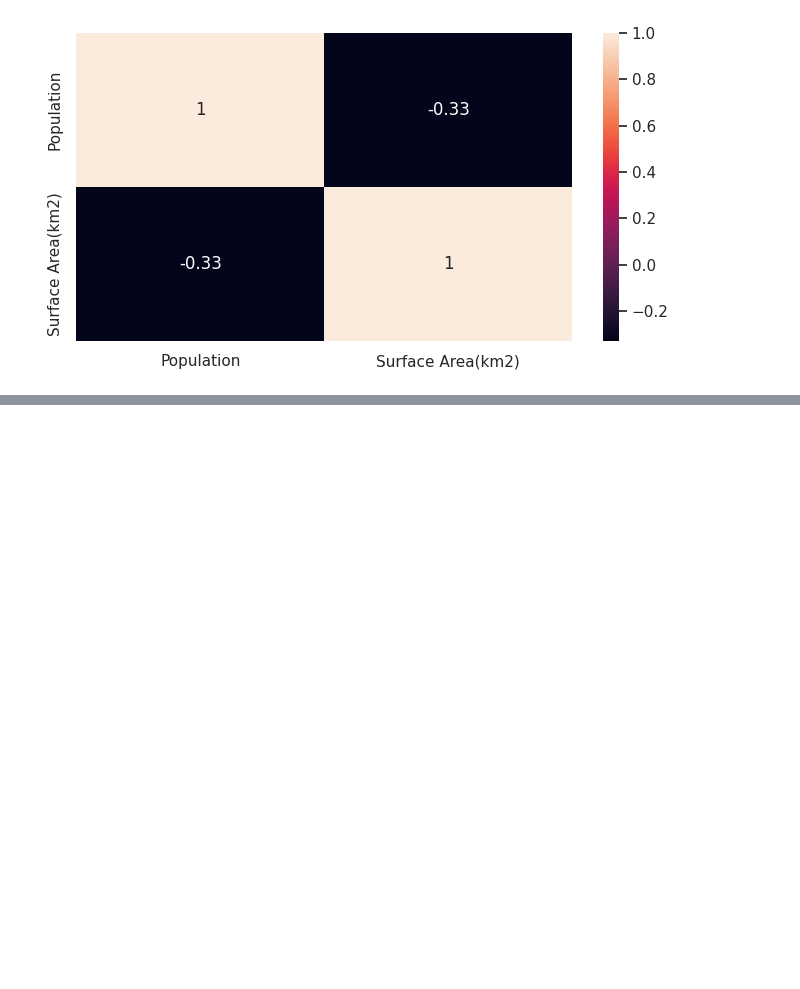
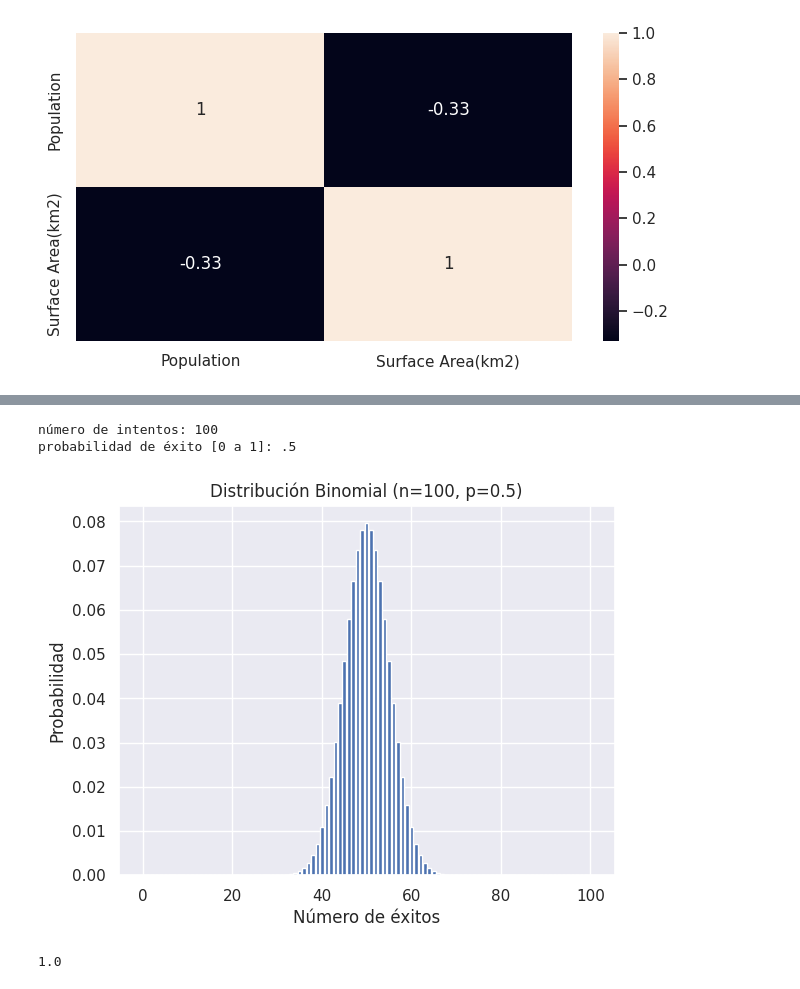
Before and after one commit to AxisAngeles/Smart_Data_DS_AI, a Jupyter notebook: Ejercicios_para_examen.ipynb, the cells around one changed output, grey strips where cells are left out. Cells and saved outputs as stored; diff of their text form; code cells hidden in the pictures; blank space fills up the shorter version.

```diff
--- a/Ejercicios_para_examen.ipynb
+++ b/Ejercicios_para_examen.ipynb
@@ -314,0 +329,26 @@ sns.heatmap(df_plot.corr(), annot=True)
+# %%
+# 1) Función con la fórmula de Dis. Binomial
+# "comb" = "Binomial Coefficient"
+
+def binomial_pmf(k, n, p):
+    return math.comb(n, k) * (p**k) * ((1-p)**(n-k))
+
+n = int(input("número de intentos: "))
+p = float(input("probabilidad de éxito [0 a 1]: "))
+
+ks = list(range(0, n+1))
+probs = [binomial_pmf(k, n, p) for k in ks]
+
+plt.figure()
+plt.bar(ks, probs)
+plt.title(f"Distribución Binomial (n={n}, p={p})")
+plt.xlabel("Número de éxitos")
+plt.ylabel("Probabilidad")
+plt.show()
+
+sum(probs)
+# %% [output]
+número de intentos: 100
+probabilidad de éxito [0 a 1]: .5
+[figure, added]
+1.0
```
Also changed, not shown: parts of 11 cells of this notebook.
